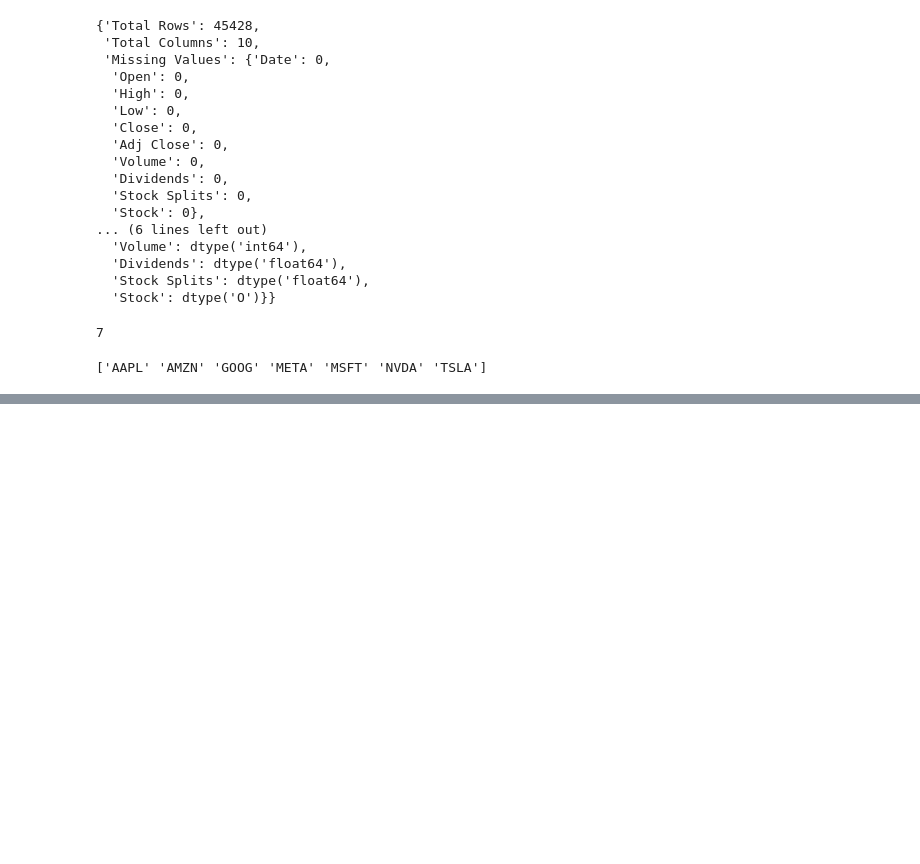
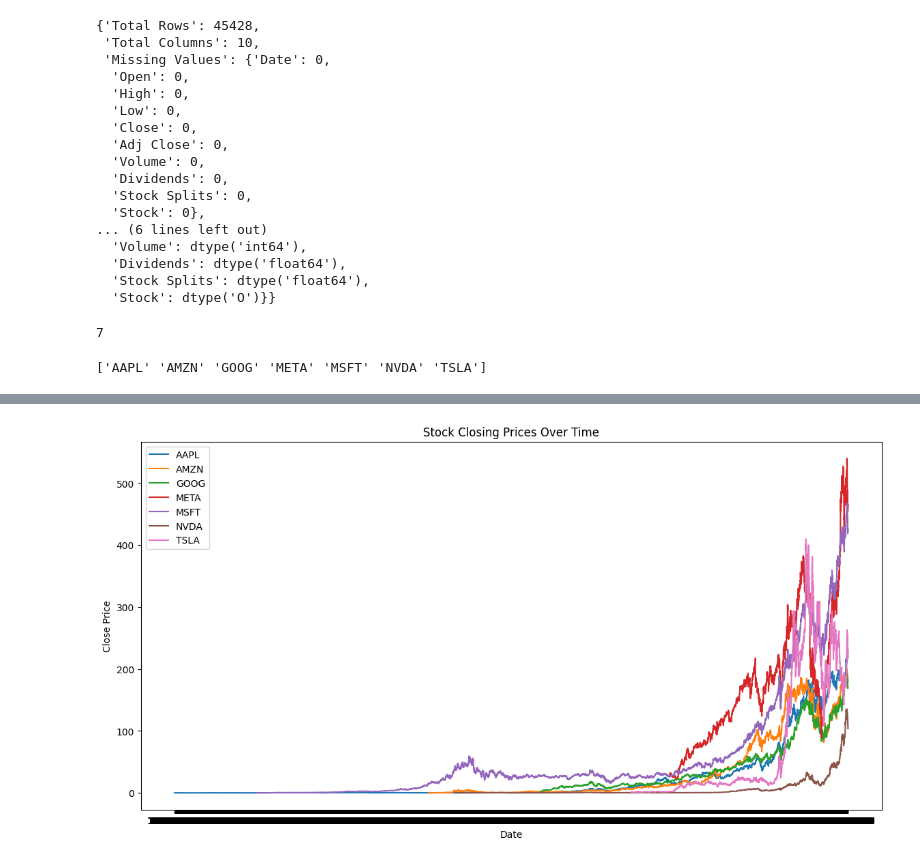
Before and after one commit to Abel-Marie/financial-news-analysis, a Jupyter notebook: notebooks/analysis.ipynb, the cells around one changed output, grey strips where cells are left out. Saved outputs shown, nothing was run; the diff lists cells and outputs as text; code cells hidden in the pictures; blank space fills up the shorter version.

Commit message:
preprocessing Stock Data

```diff
--- a/notebooks/analysis.ipynb
+++ b/notebooks/analysis.ipynb
@@ -279,0 +546,4 @@ print(df_stocks['Stock'].unique())
+# %%
+plot_stock_trends(df_stocks)
+# %% [output]
+[figure, added]
```
Also changed, not shown: parts of 33 cells of this notebook.
